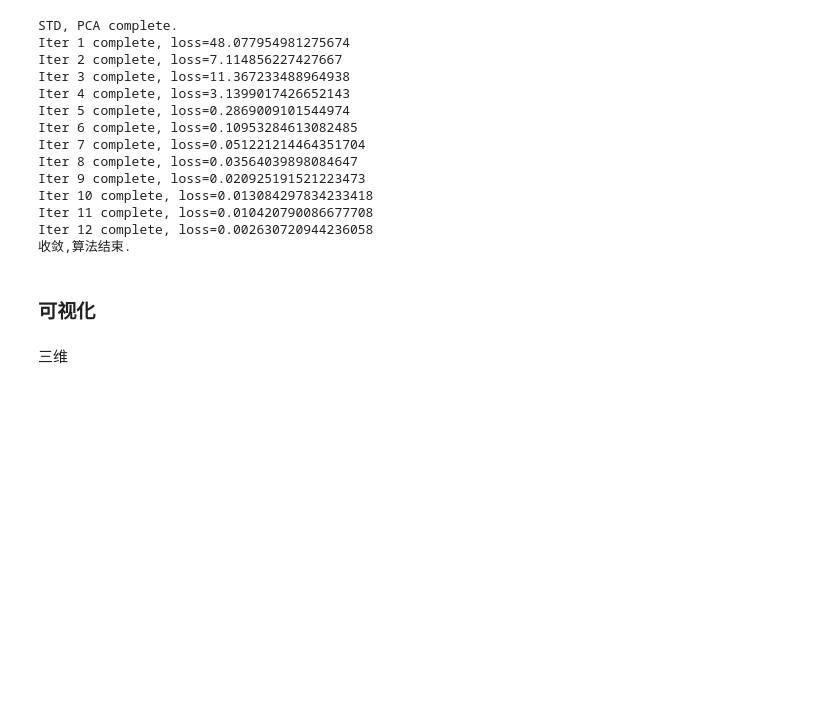
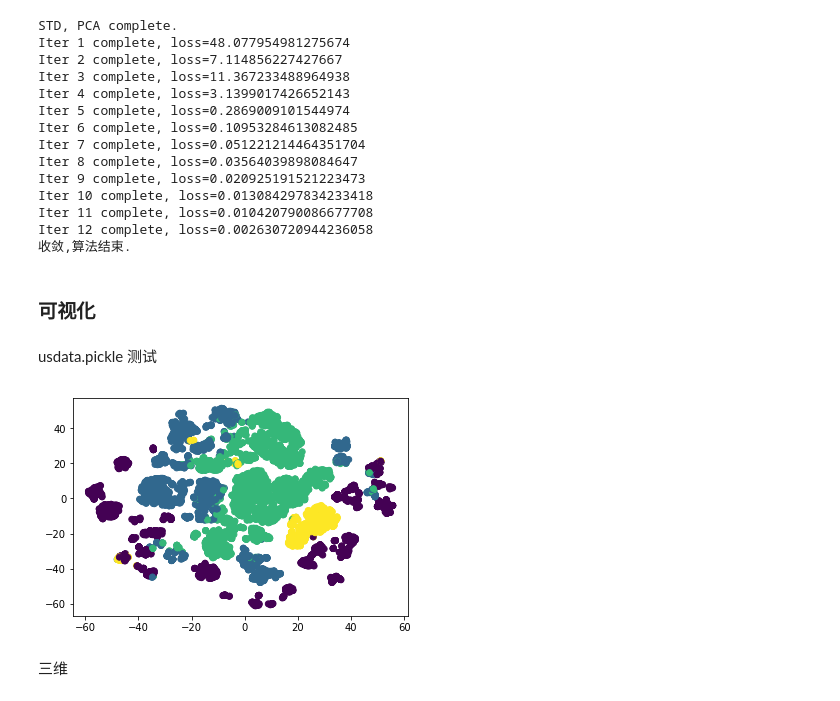
Before and after one commit to standingbychen/Big-Data-Lab, a Jupyter notebook: KMeans.ipynb, the cells around one changed output. Cells and saved outputs as stored; diff of their text form; code cells hidden in the pictures; blank space fills up the shorter version.

```diff
--- a/KMeans.ipynb
+++ b/KMeans.ipynb
@@ -339,6 +318,9 @@ Iter 12 complete, loss=0.002630720944236058
 # %%
 # 保存分类结果
 np.save("result_dev_label",np.asarray(result_dev_label))
+# %%
+# 加载分类结果
+result_dev_label = np.load("result_dev_label.npy")
 # %% [markdown]
 ### 可视化
 # %%
@@ -347,6 +329,22 @@ vis_label = pd.DataFrame(result_dev_label[:10000])
 # %%
 vis_data = pd.DataFrame(sample_data_rdd.map(std_pca_mapper).collect())
 vis_label = sample_np_label
+# %% [markdown]
+usdata.pickle 测试
+# %%
+import pickle
+with open("usdata.pickle","rb") as usdata:
+    pickle_data = pickle.load(usdata)
+
+def cluster_result_test(cluster_result):
+    y = cluster_result[:10000]
+    plt.scatter(pickle_data[:,0],pickle_data[:,1],c=y)
+    plt.show()
+# %%
+# k=4
+cluster_result_test(result_dev_label)
+# %% [output]
+[figure, added]
 # %% [markdown]
 三维
 # %%
```
Also changed, not shown: parts of 25 cells of this notebook.
